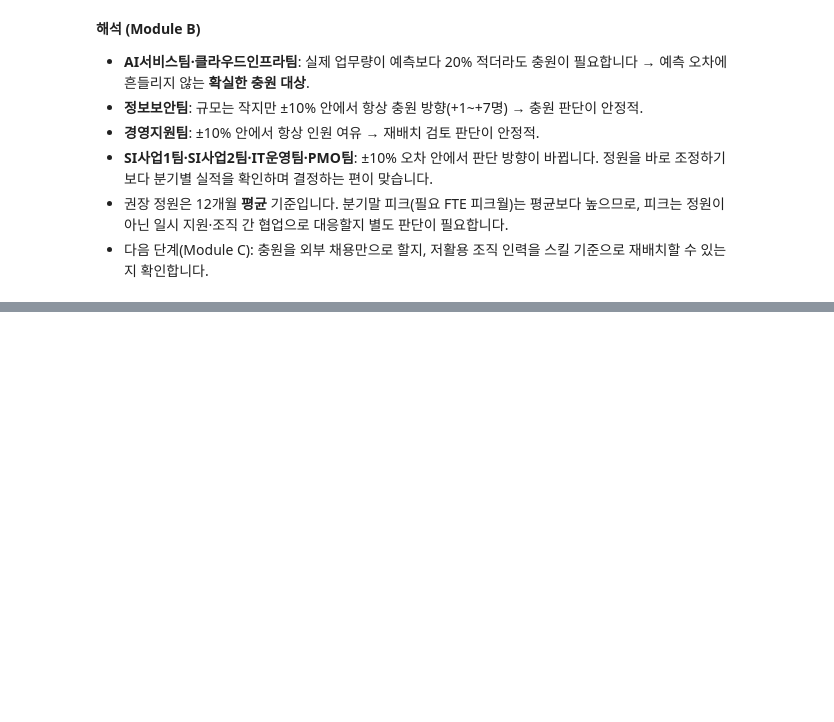
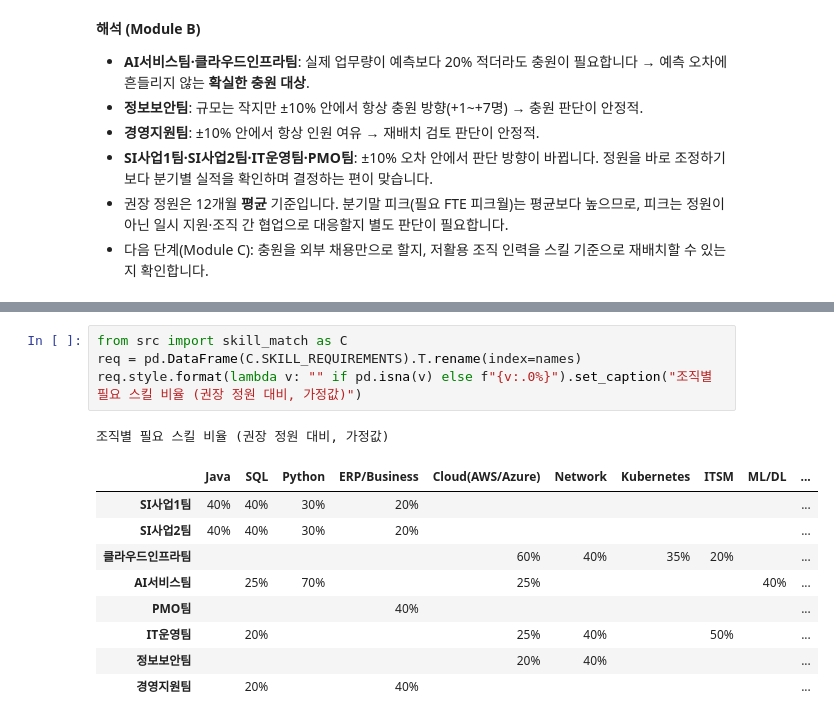
Before and after one commit to sujin-1015/orgpilot-ai, a Jupyter notebook: notebooks/analysis.ipynb, the cells around one changed output, grey strips where cells are left out. Cells and saved outputs as stored; diff of their text form; blank space fills up the shorter version.

```diff
--- a/notebooks/analysis.ipynb
+++ b/notebooks/analysis.ipynb
@@ -338,0 +349,15 @@ fig.tight_layout(); fig.savefig(IMG / "b_sensitivity.png", bbox_inches="tight")
+# %%
+from src import skill_match as C
+req = pd.DataFrame(C.SKILL_REQUIREMENTS).T.rename(index=names)
+req.style.format(lambda v: "" if pd.isna(v) else f"{v:.0%}").set_caption("조직별 필요 스킬 비율 (권장 정원 대비, 가정값)")
+# %% [output]
+조직별 필요 스킬 비율 (권장 정원 대비, 가정값)
+|  | Java | SQL | Python | ERP/Business | Cloud(AWS/Azure) | Network | Kubernetes | ITSM | ML/DL | ... |
+| SI사업1팀 | 40% | 40% | 30% | 20% |  |  |  |  |  | ... |
+| SI사업2팀 | 40% | 40% | 30% | 20% |  |  |  |  |  | ... |
+| 클라우드인프라팀 |  |  |  |  | 60% | 40% | 35% | 20% |  | ... |
+| AI서비스팀 |  | 25% | 70% |  | 25% |  |  |  | 40% | ... |
+| PMO팀 |  |  |  | 40% |  |  |  |  |  | ... |
+| IT운영팀 |  | 20% |  |  | 25% | 40% |  | 50% |  | ... |
+| 정보보안팀 |  |  |  |  | 20% | 40% |  |  |  | ... |
+| 경영지원팀 |  | 20% |  | 40% |  |  |  |  |  | ... |
```
Also changed, not shown: parts of 10 cells of this notebook, 6 other files.
